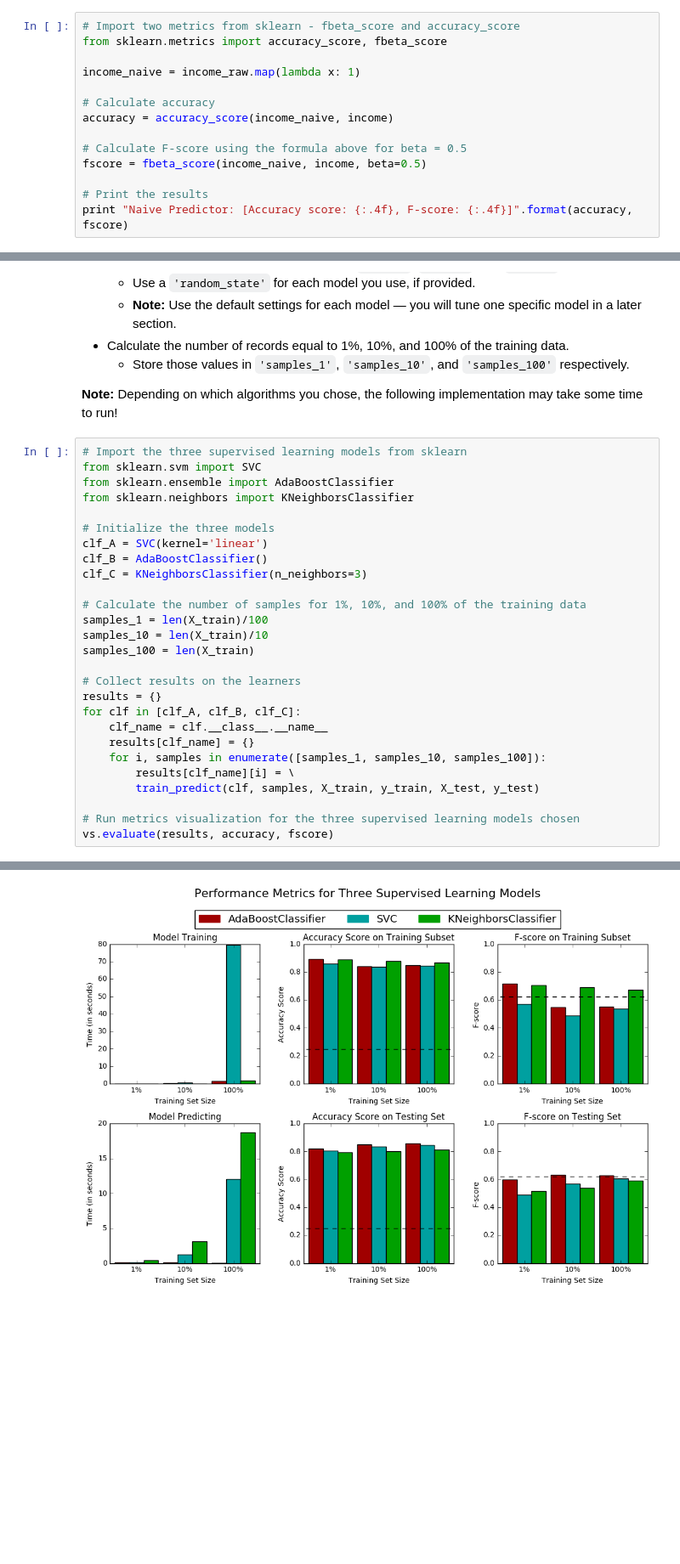
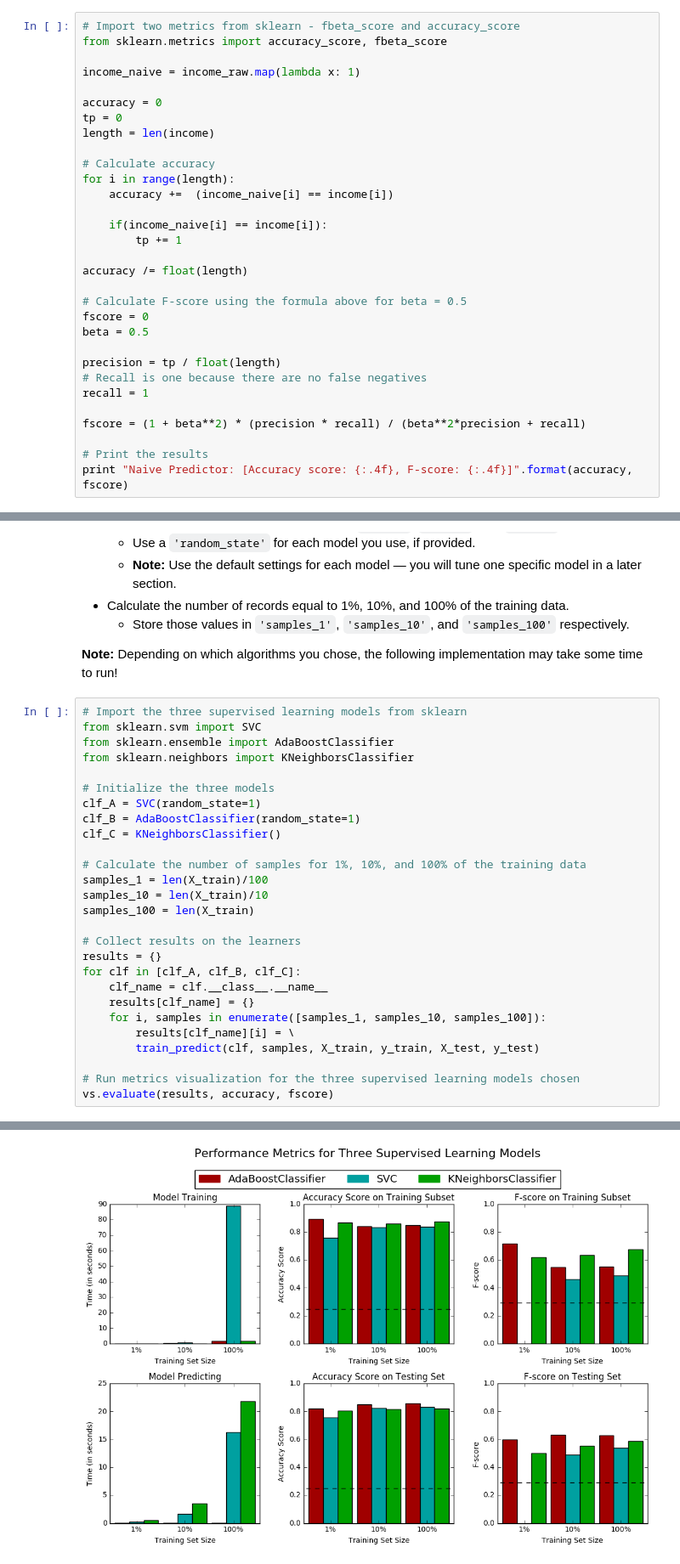
Before and after one commit to Mslef/project_2_MLND, a Jupyter notebook: finding_donors.ipynb, the cells around one changed output, grey strips where cells are left out. Shown at 85% size. Saved outputs shown, nothing was run; the diff lists cells and outputs as text; blank space fills up the shorter version.

```diff
--- a/finding_donors.ipynb
+++ b/finding_donors.ipynb
@@ -194,11 +194,28 @@ from sklearn.metrics import accuracy_score, fbeta_score
 
 income_naive = income_raw.map(lambda x: 1)
 
+accuracy = 0
+tp = 0
+length = len(income)
+
 # Calculate accuracy
-accuracy = accuracy_score(income_naive, income)
+for i in range(length):
+    accuracy +=  (income_naive[i] == income[i])
+
+    if(income_naive[i] == income[i]):
+        tp += 1
+
+accuracy /= float(length)
 
 # Calculate F-score using the formula above for beta = 0.5
-fscore = fbeta_score(income_naive, income, beta=0.5)
+fscore = 0
+beta = 0.5
+
+precision = tp / float(length)
+# Recall is one because there are no false negatives
+recall = 1
+
+fscore = (1 + beta**2) * (precision * recall) / (beta**2*precision + recall)
 
 # Print the results
 print "Naive Predictor: [Accuracy score: {:.4f}, F-score: {:.4f}]".format(accuracy, fscore)
@@ -330,9 +347,9 @@ from sklearn.ensemble import AdaBoostClassifier
 from sklearn.neighbors import KNeighborsClassifier
 
 # Initialize the three models
-clf_A = SVC(kernel='linear')
-clf_B = AdaBoostClassifier()
-clf_C = KNeighborsClassifier(n_neighbors=3)
+clf_A = SVC(random_state=1)
+clf_B = AdaBoostClassifier(random_state=1)
+clf_C = KNeighborsClassifier()
 
 # Calculate the number of samples for 1%, 10%, and 100% of the training data
 samples_1 = len(X_train)/100
@@ -372,4 +389,4 @@ KNeighborsClassifier trained on 36177 samples.
-[figure, old version]
+[figure, new version]
 # %% [markdown]
 ----
 ## Improving Results
```
Also changed, not shown: parts of 9 cells of this notebook, 1 other file.
